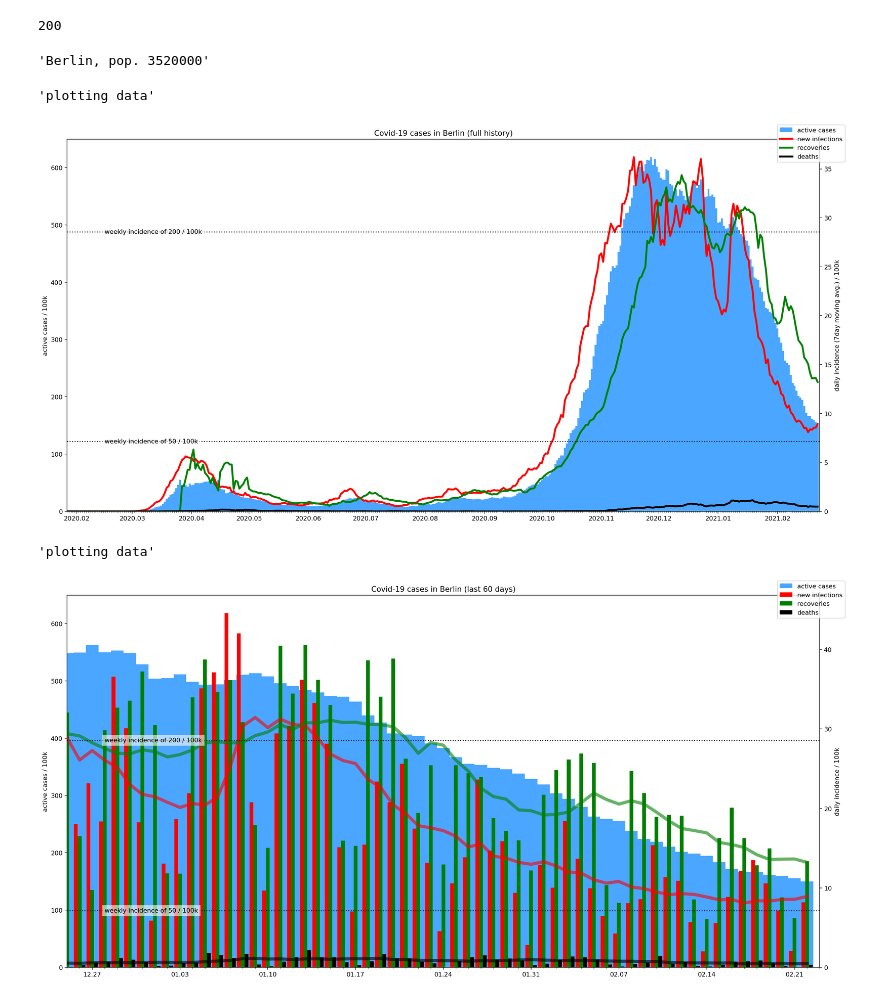
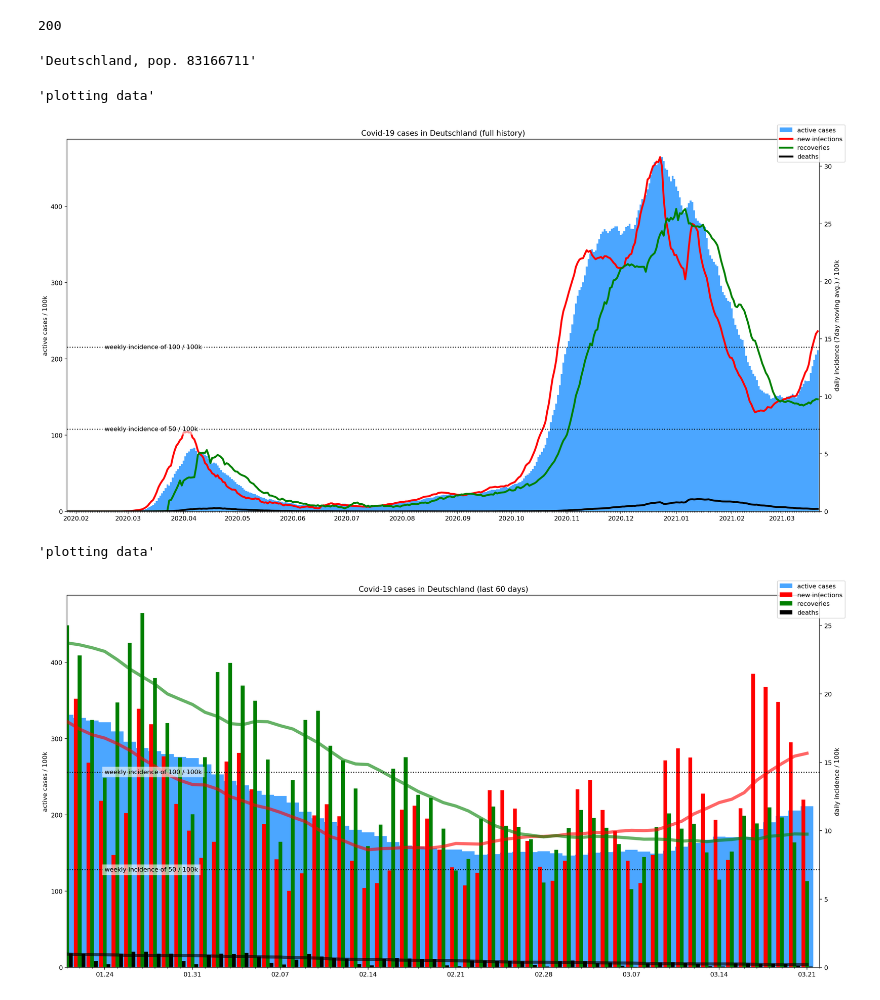
Before and after one commit to dani-corie/covid_chart, a Jupyter notebook: covid.ipynb, the cells around one changed output. Saved outputs shown, nothing was run; the diff lists cells and outputs as text; code cells hidden in the pictures.

```diff
--- a/covid.ipynb
+++ b/covid.ipynb
@@ -26,8 +26,8 @@ r.status
 200
 # %%
 #region_id = "hu"
-#region_id = "de"
-region_id = "de.be"
+region_id = "de"
+#region_id = "de.be"
 
 ma_period = 7
 # Streeck, H., Schulte, B., Kümmerer, B. M., Richter, E., Höller, T., Fuhrmann, C., ... & Hartmann, G. (2020).
@@ -66,8 +66,10 @@ recoveries_ma = ma(recoveries)
 deaths_ma = ma(deaths)
 
 # Notable weekly incidence rates
-weekly_incidence_200 = 200.0 / 7.0
-weekly_incidence_50 = 50.0 / 7.0
+weekly_incidence_hi = 100.0 / 7.0
+weekly_incidence_hi_label = 'weekly incidence of 100 / 100k'
+weekly_incidence_lo = 50.0 / 7.0
+weekly_incidence_lo_label = 'weekly incidence of 50 / 100k'
 
 # Some matplotlib date stuff
 today = mdate.date2num(datetime.date.today())
@@ -96,7 +98,7 @@ def horizontal_line_with_label(axis, y, color, linestyle, label, label_pos):
 
 region[2] + ", pop. " + str(region[6])
 # %% [output]
-'Berlin, pop. 3520000'
+'Deutschland, pop. 83166711'
 # %%
 fig1, ax11 = plt.subplots(figsize=(18,9), dpi=157)
 
@@ -117,8 +119,8 @@ ax12.plot(x, infections_ma, color='red', label='new infections', linewidth=3)
 ax12.plot(x, recoveries_ma, color='green', label='recoveries', linewidth=3)
 ax12.plot(x, deaths_ma, color='black', label='deaths', linewidth=3)
 ax12.set_ylim(ymin=0)
-horizontal_line_with_label(ax12, weekly_incidence_200, color='black', linestyle=':', label='weekly incidence of 200 / 100k', label_pos=0.05)
-horizontal_line_with_label(ax12, weekly_incidence_50, color='black', linestyle=':', label='weekly incidence of 50 / 100k', label_pos=0.05)
+horizontal_line_with_label(ax12, weekly_incidence_hi, color='black', linestyle=':', label=weekly_incidence_hi_label, label_pos=0.05)
+horizontal_line_with_label(ax12, weekly_incidence_lo, color='black', linestyle=':', label=weekly_incidence_lo_label, label_pos=0.05)
 
 fig1.tight_layout()
 fig1.legend()
@@ -126,41 +128,41 @@ fig1.legend()
 "plotting data"
 # %% [output]
 'plotting data'
-[figure, old version]
+[figure, new version]
 # %%
 fig2, ax21 = plt.subplots(figsize=(18,9), dpi=157)
 
 ax21.set_title("Covid-19 cases in " + region[2] + " (last 60 days)")
 
 ax21.xaxis.set_major_locator(week_locator)
 ax21.xaxis.set_major_formatter(day_formatter)
 ax21.xaxis.set_minor_locator(day_locator)
 
 ax21.set_xlim(x[-60], today)
 ax21.set_ylabel('active cases / 100k')
 ax21.bar(x, active, color='dodgerblue', label='active cases', width=1, alpha=0.8, align='center')
 ax21.set_ylim(ymin=0)
 
 width = 0.3
 ax22 = ax21.twinx()
 ax22.set_ylabel('daily incidence / 100k')
 ax22.bar(x[-60:] - width, infections[-60:], width, color='red', label='new infections')
 ax22.bar(x[-60:], recoveries[-60:], width, color='green', label='recoveries')
 ax22.bar(x[-60:] + width, deaths[-60:], width, color='black', label='deaths')
 ax22.plot(x[-60:], infections_ma[-60:], color='red', alpha=0.6, linewidth=5)
 ax22.plot(x[-60:], recoveries_ma[-60:], color='green', alpha=0.6, linewidth=5)
 ax22.plot(x[-60:], deaths_ma[-60:], color='black', alpha=0.6, linewidth=5)
 ax22.set_ylim(ymin=0)
-horizontal_line_with_label(ax22, weekly_incidence_200, color='black', linestyle=':', label='weekly incidence of 200 / 100k', label_pos=0.05)
-horizontal_line_with_label(ax22, weekly_incidence_50, color='black', linestyle=':', label='weekly incidence of 50 / 100k', label_pos=0.05)
+horizontal_line_with_label(ax22, weekly_incidence_hi, color='black', linestyle=':', label=weekly_incidence_hi_label, label_pos=0.05)
+horizontal_line_with_label(ax22, weekly_incidence_lo, color='black', linestyle=':', label=weekly_incidence_lo_label, label_pos=0.05)
 
 fig2.tight_layout()
 fig2.legend()
 
 "plotting data"
 # %% [output]
 'plotting data'
-[figure, old version]
+[figure, new version]
 # %%
 fig3, ax31 = plt.subplots(figsize=(18,9), dpi=157)
 
```
Also changed, not shown: parts of 1 cell of this notebook.
